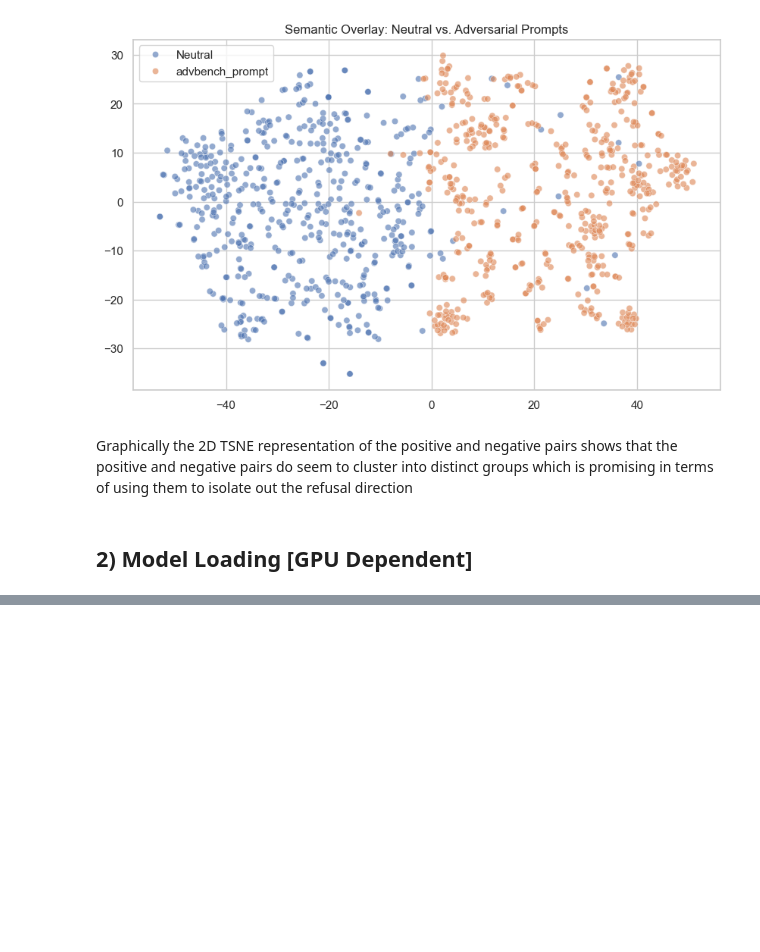
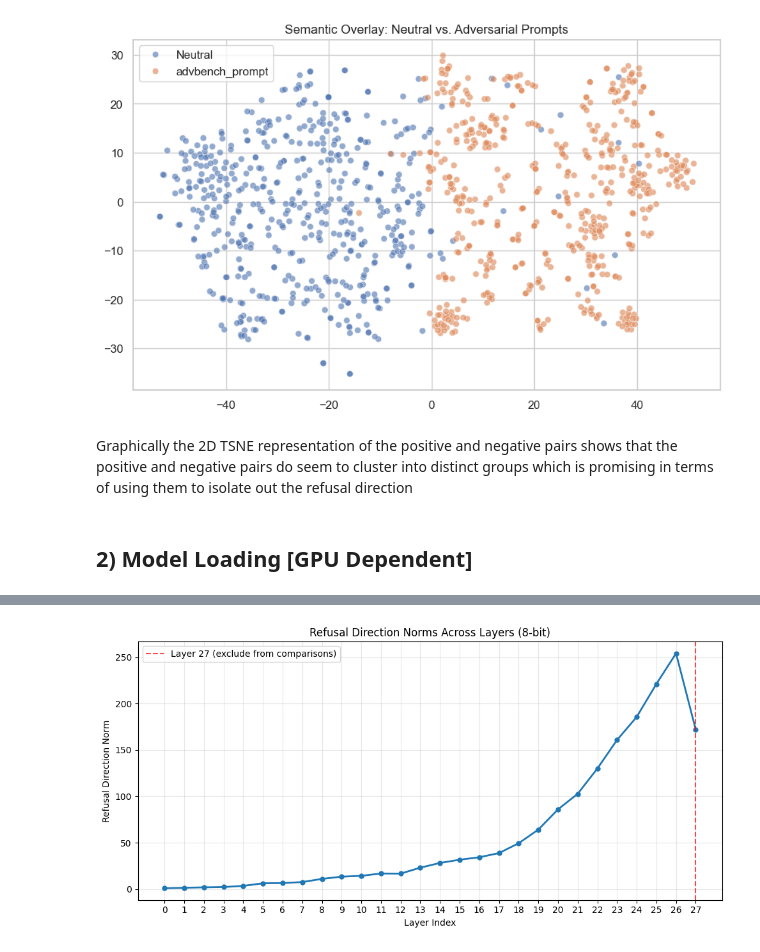
Before and after one commit to HelloUniversePyC/QuantizationRefusalEval, a Jupyter notebook: Stage_1.ipynb, the cells around one changed output, grey strips where cells are left out. Drawn from its saved outputs; the diff is of its cells as text; code cells hidden in the pictures; blank space fills up the shorter version.

```diff
--- a/Stage_1.ipynb
+++ b/Stage_1.ipynb
@@ -513,0 +937,29 @@ Graphically the 2D TSNE representation of the positive and negative pairs shows
+# %%
+
+diff, direction = qwen_models["8_bit"]["refusal_directions"]
+
+norms = diff.norm(dim=1).detach().cpu().numpy()
+layers = np.arange(len(norms))
+
+
+plt.figure(figsize=(10, 5))
+plt.plot(layers, norms, marker="o", linewidth=2, markersize=5)
+
+plt.axvline(
+    x=27,
+    color="red",
+    linestyle="--",
+    alpha=0.7,
+    label="Layer 27 (exclude from comparisons)"
+)
+
+plt.xlabel("Layer Index")
+plt.ylabel("Refusal Direction Norm")
+plt.title("Refusal Direction Norms Across Layers (8-bit)")
+plt.xticks(layers)
+plt.grid(True, alpha=0.3)
+plt.legend()
+plt.tight_layout()
+plt.show()
+# %% [output]
+[figure, added]
```
Also changed, not shown: parts of 59 cells of this notebook, 1 other file.
